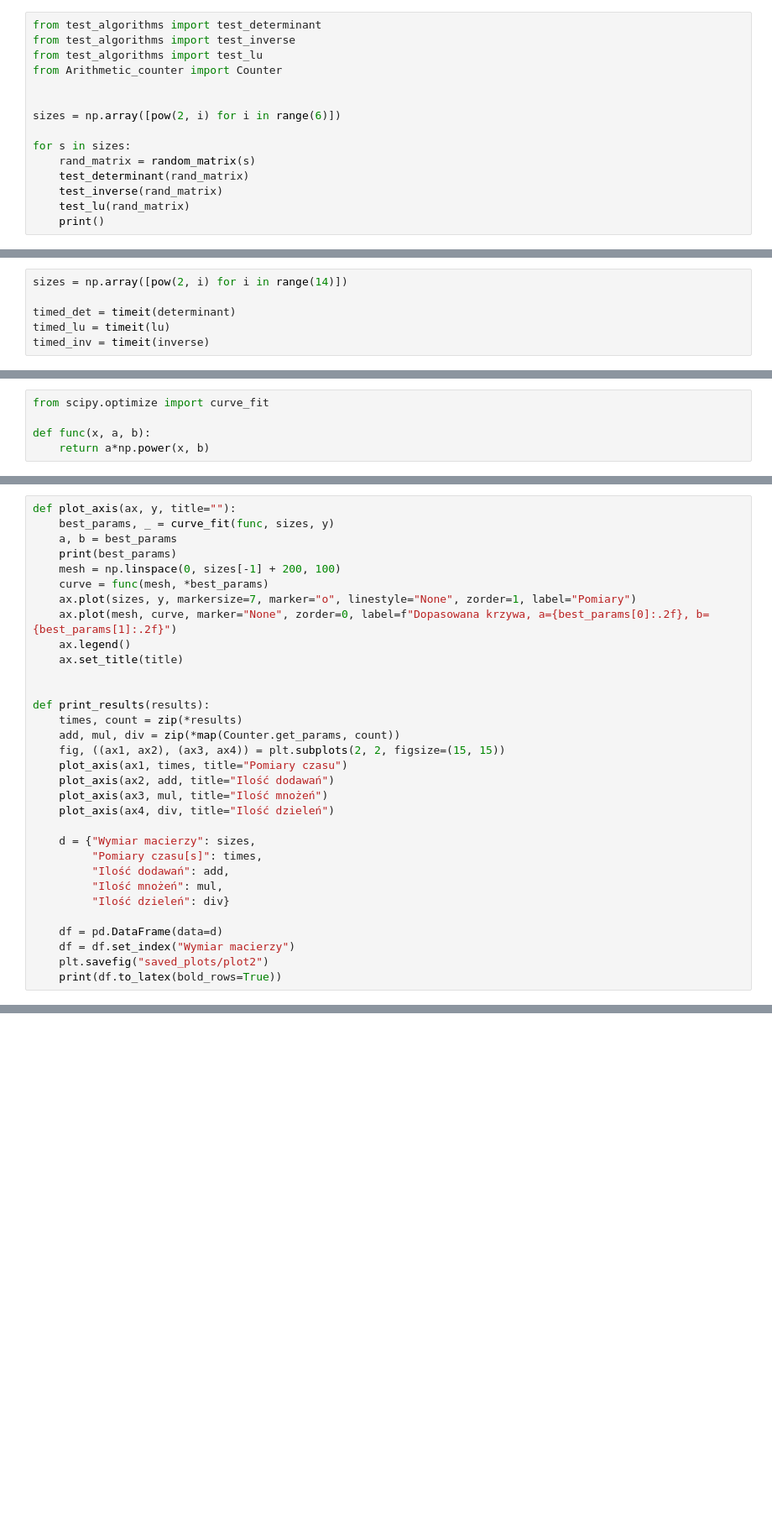
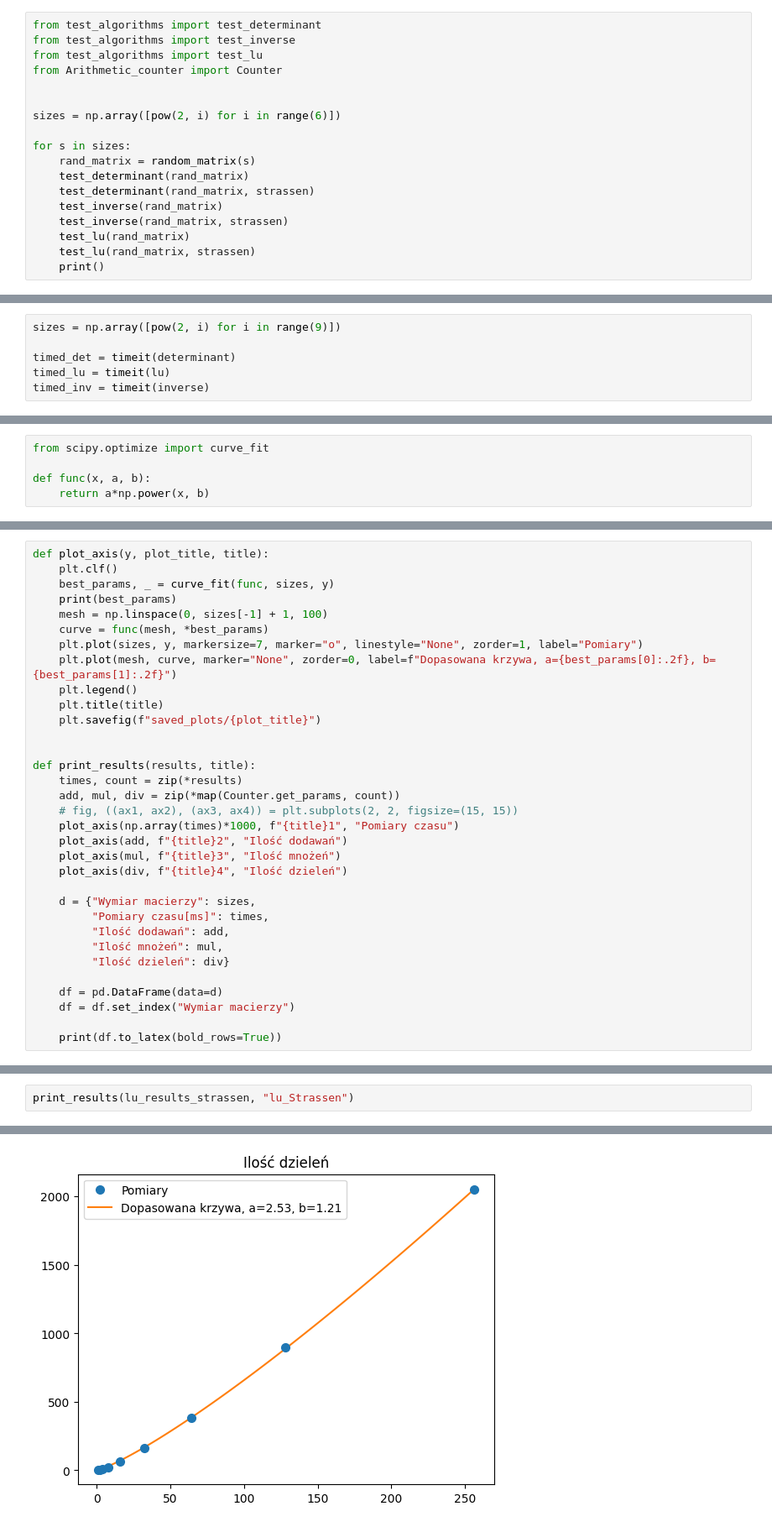
Before and after one commit to michal200292/Macierzowe, a Jupyter notebook: lab2/lab2.ipynb, the cells around one changed output, grey strips where cells are left out. Shown at 84% size. Cells and saved outputs as stored; diff of their text form; blank space fills up the shorter version.

```diff
--- a/lab2/lab2.ipynb
+++ b/lab2/lab2.ipynb
@@ -32,7 +34,10 @@ sizes = np.array([pow(2, i) for i in range(6)])
 for s in sizes:
     rand_matrix = random_matrix(s)
     test_determinant(rand_matrix)
+    test_determinant(rand_matrix, strassen)
     test_inverse(rand_matrix)
+    test_inverse(rand_matrix, strassen)
     test_lu(rand_matrix)
+    test_lu(rand_matrix, strassen)
     print()
 # %% [output]
@@ -56,5 +61,5 @@ Test passed
 # %%
-sizes = np.array([pow(2, i) for i in range(14)])
+sizes = np.array([pow(2, i) for i in range(9)])
 
 timed_det = timeit(determinant)
 timed_lu = timeit(lu)
@@ -103,32 +125,33 @@ def func(x, a, b):
 # %%
-def plot_axis(ax, y, title=""):
+def plot_axis(y, plot_title, title):
+    plt.clf()
     best_params, _ = curve_fit(func, sizes, y)
-    a, b = best_params
     print(best_params)
-    mesh = np.linspace(0, sizes[-1] + 200, 100)
+    mesh = np.linspace(0, sizes[-1] + 1, 100)
     curve = func(mesh, *best_params)
-    ax.plot(sizes, y, markersize=7, marker="o", linestyle="None", zorder=1, label="Pomiary")
-    ax.plot(mesh, curve, marker="None", zorder=0, label=f"Dopasowana krzywa, a={best_params[0]:.2f}, b={best_params[1]:.2f}")
-    ax.legend()
-    ax.set_title(title)
+    plt.plot(sizes, y, markersize=7, marker="o", linestyle="None", zorder=1, label="Pomiary")
+    plt.plot(mesh, curve, marker="None", zorder=0, label=f"Dopasowana krzywa, a={best_params[0]:.2f}, b={best_params[1]:.2f}")
+    plt.legend()
+    plt.title(title)
+    plt.savefig(f"saved_plots/{plot_title}")
 
 
-def print_results(results):
+def print_results(results, title):
     times, count = zip(*results)
     add, mul, div = zip(*map(Counter.get_params, count))
-    fig, ((ax1, ax2), (ax3, ax4)) = plt.subplots(2, 2, figsize=(15, 15))
-    plot_axis(ax1, times, title="Pomiary czasu")
-    plot_axis(ax2, add, title="Ilość dodawań")
-    plot_axis(ax3, mul, title="Ilość mnożeń")
-    plot_axis(ax4, div, title="Ilość dzieleń")
+    # fig, ((ax1, ax2), (ax3, ax4)) = plt.subplots(2, 2, figsize=(15, 15))
+    plot_axis(np.array(times)*1000, f"{title}1", "Pomiary czasu")
+    plot_axis(add, f"{title}2", "Ilość dodawań")
+    plot_axis(mul, f"{title}3", "Ilość mnożeń")
+    plot_axis(div, f"{title}4", "Ilość dzieleń")
 
     d = {"Wymiar macierzy": sizes,
-         "Pomiary czasu[s]": times,
+         "Pomiary czasu[ms]": times,
          "Ilość dodawań": add,
          "Ilość mnożeń": mul,
          "Ilość dzieleń": div}
 
     df = pd.DataFrame(data=d)
     df = df.set_index("Wymiar macierzy")
-    plt.savefig("saved_plots/plot2")
+
     print(df.to_latex(bold_rows=True))
@@ -155,0 +158,3 @@ Wymiar macierzy &  &  &  &  \\
+# %%
+print_results(lu_results_strassen, "lu_Strassen")
+# %% [output]
@@ -155,0 +181 @@ Wymiar macierzy &  &  &  &  \\
+[figure, added]
```
Also changed, not shown: parts of 6 cells of this notebook, 25 other files.
